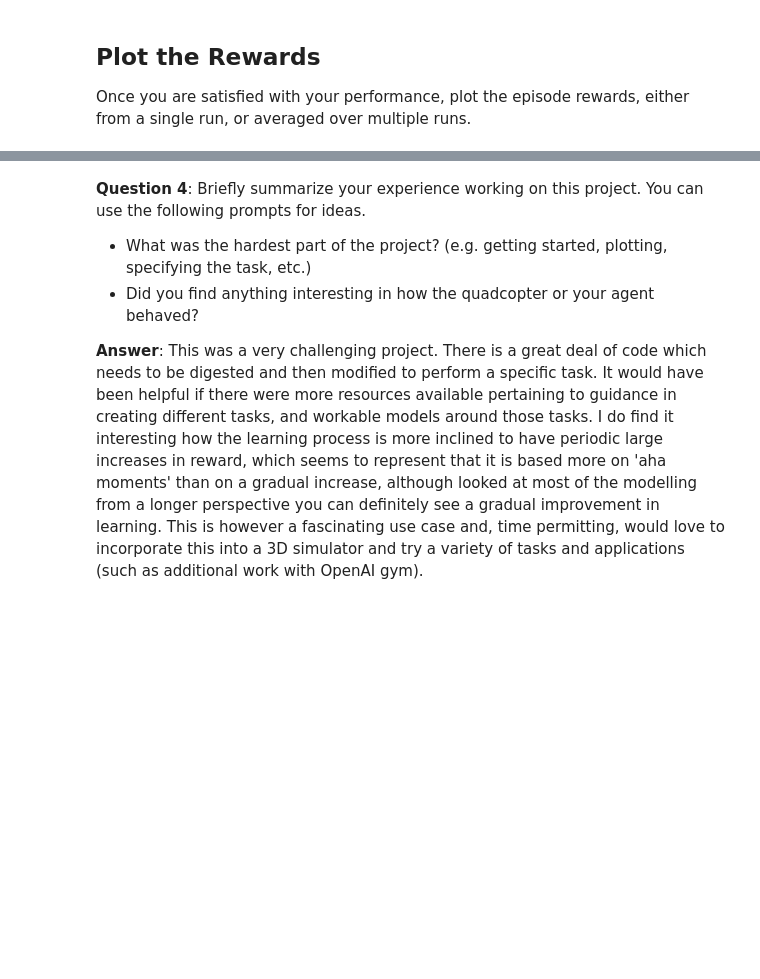
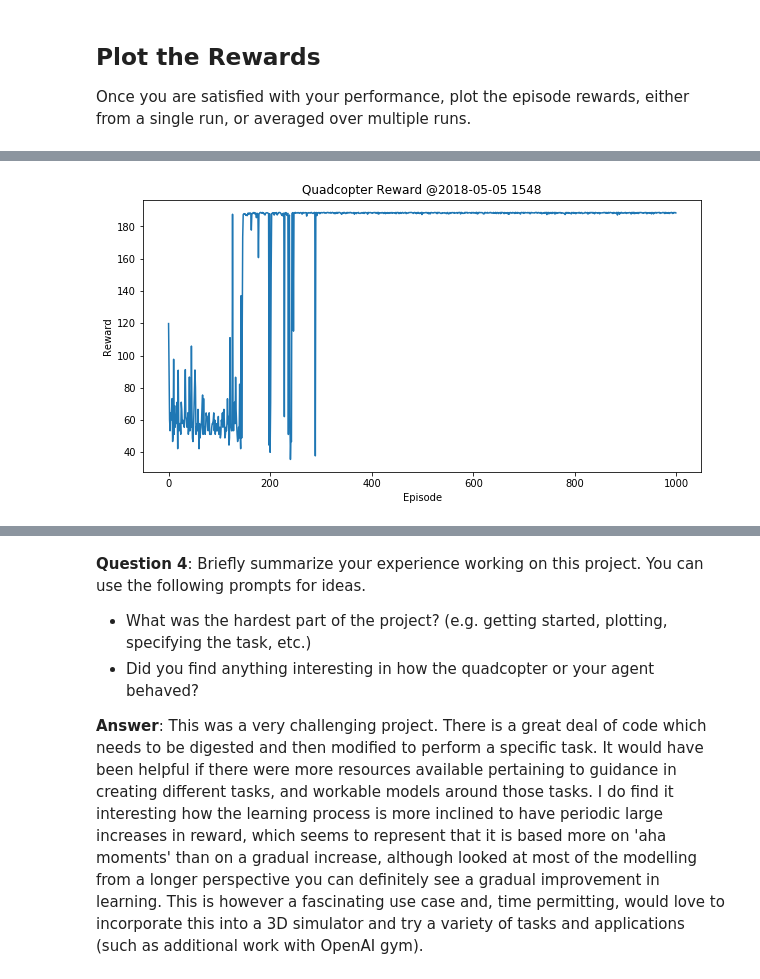
Before and after one commit to cipher813/quadcop2, a Jupyter notebook: model/Quadcopter_Project.ipynb, the cells around one changed output, grey strips where cells are left out. Saved outputs shown, nothing was run; the diff lists cells and outputs as text; code cells hidden in the pictures; blank space fills up the shorter version.

```diff
--- a/model/Quadcopter_Project.ipynb
+++ b/model/Quadcopter_Project.ipynb
@@ -298 +320,16 @@ memo = 'layer2-600'
+# %%
+title = ''.join(str(datetime.now()).split(':')[:-1])
+timestamp = re.sub(r'[- ]','',title)
+memo = ''
+
+# Print reward per episode
+plt.figure(figsize=(10,5))
+plt.plot(stats['Reward'])
+plt.title("Quadcopter Reward @{}".format(title))
+plt.xlabel('Episode')
+plt.ylabel('Reward')
+plt.savefig('../charts/reward-{}-{}'.format(timestamp,memo))
+plt.show()
+# %% [output]
+[figure, added]
 # %%
```
Also changed, not shown: parts of 16 cells of this notebook, 4 other files.
